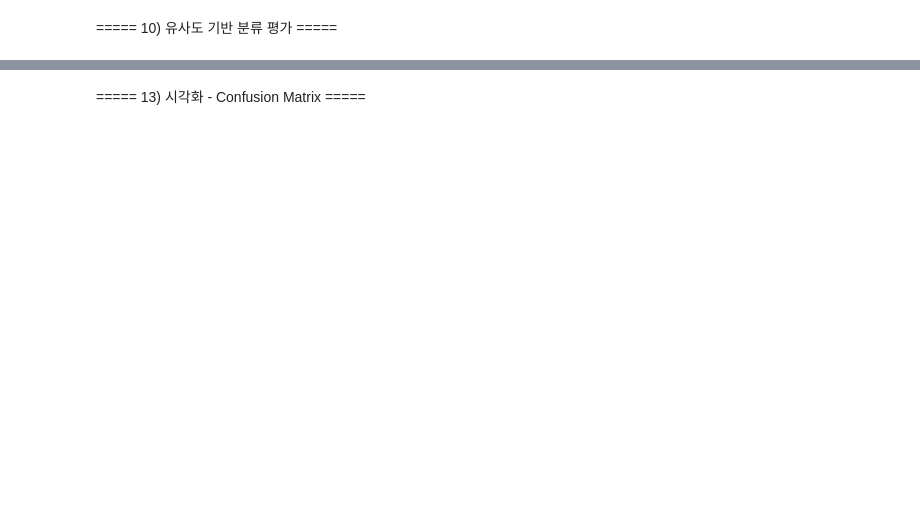
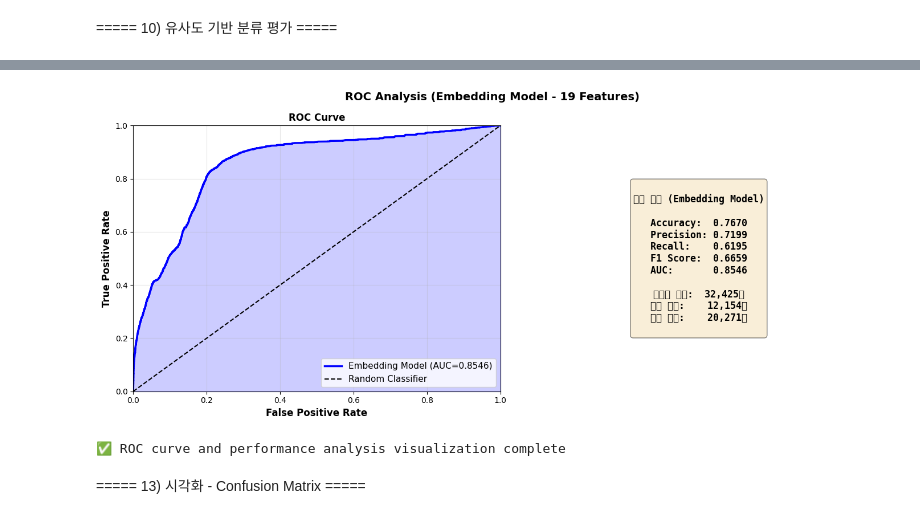
Before and after one commit to Seungminnni/QR_Phishing, a Jupyter notebook: phishing/embedding_model_19features.ipynb, the cells around one changed output, grey strips where cells are left out. Saved outputs shown, nothing was run; the diff lists cells and outputs as text; code cells hidden in the pictures; blank space fills up the shorter version.

```diff
--- a/phishing/embedding_model_19features.ipynb
+++ b/phishing/embedding_model_19features.ipynb
@@ -460,21 +681,49 @@ print("✅ Learning curve visualization complete")
 # %%
-# ROC 곡선
-fig, ax = plt.subplots(figsize=(10, 8))
+# ROC 곡선 및 성능 메트릭
+fig, axes = plt.subplots(1, 2, figsize=(14, 6))
+fig.suptitle('ROC Analysis (Embedding Model - 19 Features)', fontsize=14, fontweight='bold')
 
+# 1. ROC 곡선
+ax = axes[0]
 fpr, tpr, _ = roc_curve(y_test, y_pred_proba_emb)
-
 ax.plot(fpr, tpr, 'b-', linewidth=2.5, label=f'Embedding Model (AUC={auc_emb:.4f})')
 ax.plot([0, 1], [0, 1], 'k--', linewidth=1.5, label='Random Classifier')
-ax.set_xlabel('False Positive Rate', fontsize=12)
-ax.set_ylabel('True Positive Rate', fontsize=12)
-ax.set_title('ROC Curve - Embedding Model (19 Features)', fontsize=14, fontweight='bold')
+ax.fill_between(fpr, tpr, alpha=0.2, color='blue')
+ax.set_xlabel('False Positive Rate', fontsize=12, fontweight='bold')
+ax.set_ylabel('True Positive Rate', fontsize=12, fontweight='bold')
+ax.set_title('ROC Curve', fontsize=12, fontweight='bold')
 ax.legend(fontsize=11, loc='lower right')
 ax.grid(True, alpha=0.3)
+ax.set_xlim([0, 1])
+ax.set_ylim([0, 1])
+
+# 2. AUC 및 성능 메트릭 표시
+ax = axes[1]
+ax.axis('off')
+metrics_text = f"""
+성능 분석 (Embedding Model)
+
+Accuracy:  {acc_emb:.4f}
+Precision: {prec_emb:.4f}
+Recall:    {rec_emb:.4f}
+F1 Score:  {f1_emb:.4f}
+AUC:       {auc_emb:.4f}
+
+테스트 샘플:  {len(y_test):,}개
+피싱 샘플:    {int((y_test==1).sum()):,}개
+정상 샘플:    {int((y_test==0).sum()):,}개
+"""
+ax.text(0.5, 0.5, metrics_text, fontsize=12, ha='center', va='center',
+        bbox=dict(boxstyle='round', facecolor='wheat', alpha=0.5),
+        family='monospace', fontweight='bold')
 
 plt.tight_layout()
 plt.show()
 
-print("✅ ROC curve visualization complete")
+print("✅ ROC curve and performance analysis visualization complete")
+# %% [output]
+[figure, added]
+✅ ROC curve and performance analysis visualization complete
 # %% [markdown]
 ===== 13) 시각화 - Confusion Matrix =====
 # %%
```
Also changed, not shown: parts of 18 cells of this notebook, 1 other file.
